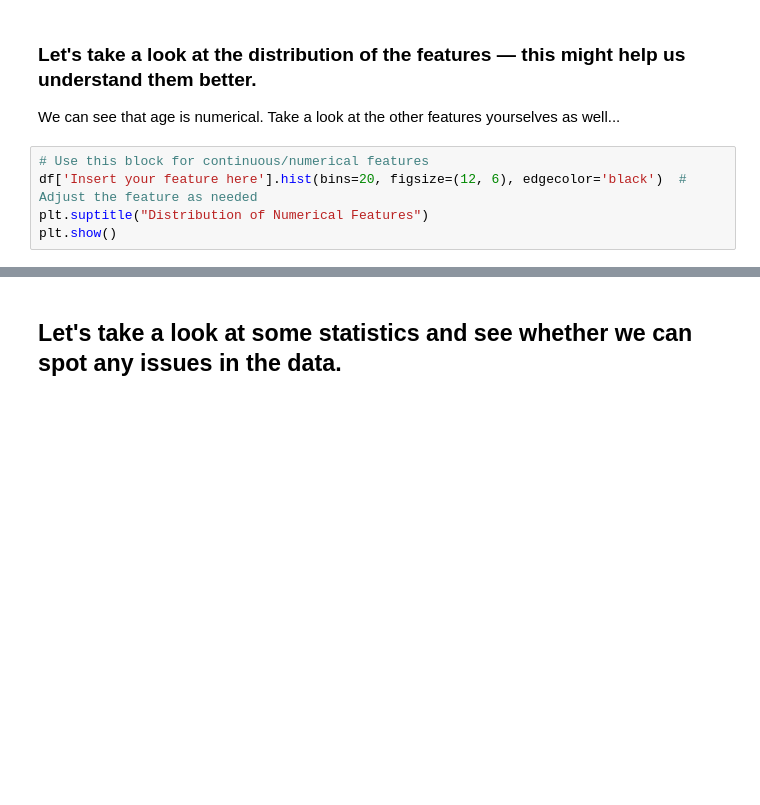
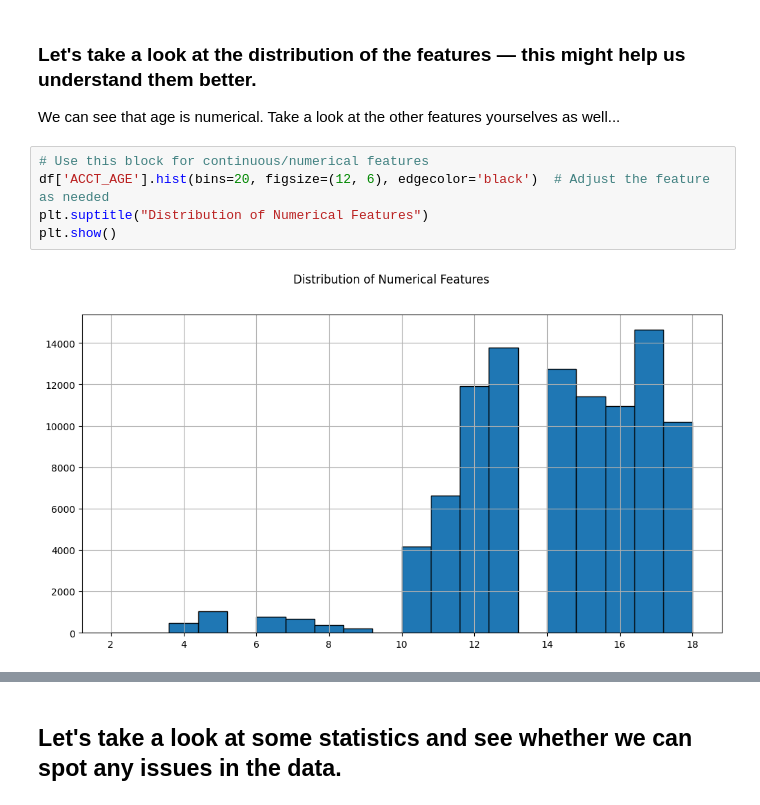
Before and after one commit to iannellif/churn, a Jupyter notebook: eth_handson.ipynb, the cells around one changed output, grey strips where cells are left out. Drawn from its saved outputs; the diff is of its cells as text; blank space fills up the shorter version.

```diff
--- a/eth_handson.ipynb
+++ b/eth_handson.ipynb
@@ -126,8 +162,10 @@ df.head()
 We can see that age is numerical. Take a look at the other features yourselves as well...
 # %%
 # Use this block for continuous/numerical features
-df['Insert your feature here'].hist(bins=20, figsize=(12, 6), edgecolor='black')  # Adjust the feature as needed
+df['ACCT_AGE'].hist(bins=20, figsize=(12, 6), edgecolor='black')  # Adjust the feature as needed
 plt.suptitle("Distribution of Numerical Features")
 plt.show()
+# %% [output]
+[figure, added]
 # %%
 # Use this block for categorical features
```
Also changed, not shown: parts of 32 cells of this notebook.
